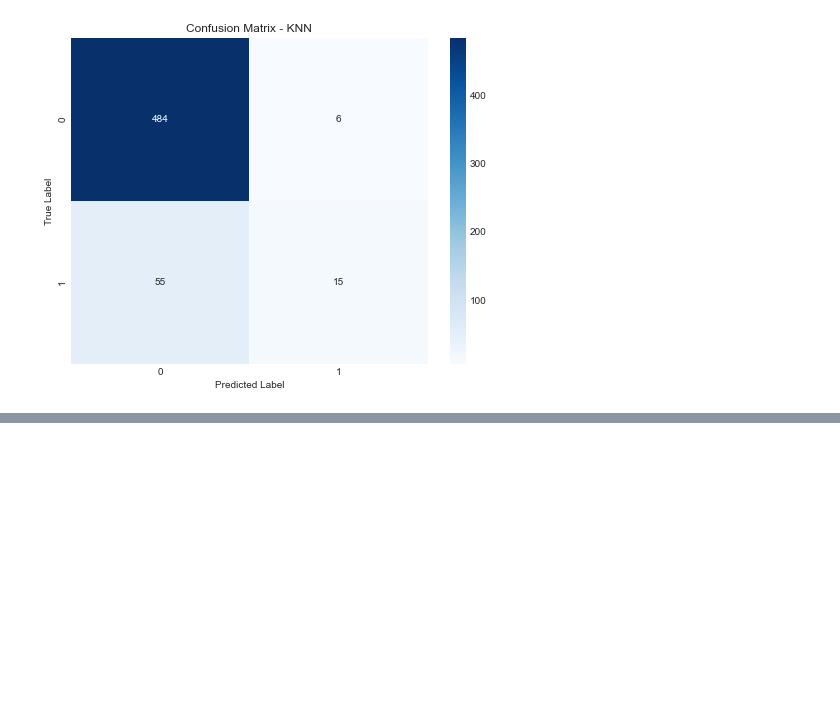
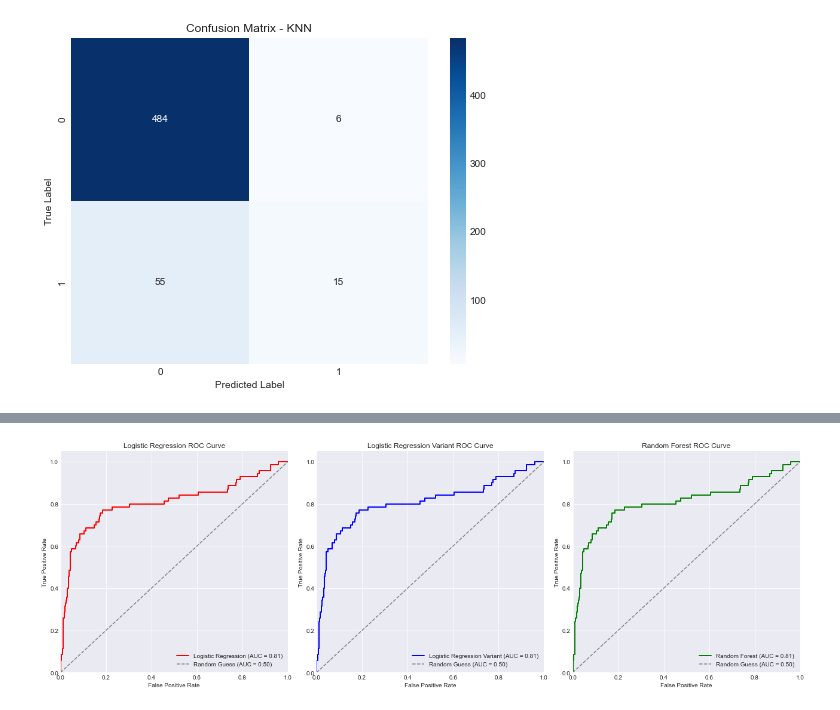
Before and after one commit to Dollcode-coder/Phase-3-Project, a Jupyter notebook: Notebook.ipnyb.ipynb, the cells around one changed output, grey strips where cells are left out. Cells and saved outputs as stored; diff of their text form; code cells hidden in the pictures; blank space fills up the shorter version.

```diff
--- a/Notebook.ipnyb.ipynb
+++ b/Notebook.ipnyb.ipynb
@@ -848,0 +894,58 @@ plt.show()
+# %%
+import matplotlib.pyplot as plt
+from sklearn.metrics import roc_curve, auc
+
+# Model 1: Logistic Regression
+y_pred_prob = logistic_model.predict_proba(X_test_scaled)[:, 1]
+fpr, tpr, thresholds = roc_curve(y_test, y_pred_prob)
+roc_auc = auc(fpr, tpr)
+
+# Model 2: Logistic Regression Variant
+y_pred_prob1 = logistic_model1.predict_proba(X_test_scaled)[:, 1]
+fpr1, tpr1, thresholds1 = roc_curve(y_test, y_pred_prob1)
+roc_auc1 = auc(fpr1, tpr1)
+
+# Model 3: Random Forest
+y_pred_prob2 = logistic_model1.predict_proba(X_test_scaled)[:, 1]
+fpr_rfc_v2, tpr_rfc_v2, _ = roc_curve(y_test, y_pred_prob2)
+roc_auc_rfc_v2 = auc(fpr_rfc_v2, tpr_rfc_v2)
+
+# Create subplots
+fig, axes = plt.subplots(1, 3, figsize=(18, 6))
+plt.style.use('seaborn-darkgrid')
+
+# Plot Model 1 ROC Curve
+axes[0].plot(fpr, tpr, color='red', lw=2, label=f"Logistic Regression (AUC = {roc_auc:.2f})")
+axes[0].plot([0, 1], [0, 1], linestyle="--", color='gray', label="Random Guess (AUC = 0.50)")
+axes[0].set_xlim([0.0, 1.0])
+axes[0].set_ylim([0.0, 1.05])
+axes[0].set_xlabel('False Positive Rate')
+axes[0].set_ylabel('True Positive Rate')
+axes[0].set_title('Logistic Regression ROC Curve')
+axes[0].legend(loc='lower right')
+
+# Plot Model 2 ROC Curve
+axes[1].plot(fpr1, tpr1, color='blue', lw=2, label=f"Logistic Regression Variant (AUC = {roc_auc1:.2f})")
+axes[1].plot([0, 1], [0, 1], linestyle="--", color='gray', label="Random Guess (AUC = 0.50)")
+axes[1].set_xlim([0.0, 1.0])
+axes[1].set_ylim([0.0, 1.05])
+axes[1].set_xlabel('False Positive Rate')
+axes[1].set_ylabel('True Positive Rate')
+axes[1].set_title('Logistic Regression Variant ROC Curve')
+axes[1].legend(loc='lower right')
+
+# Plot Model 3 ROC Curve
+axes[2].plot(fpr_rfc_v2, tpr_rfc_v2, color='green', lw=2, label=f"Random Forest (AUC = {roc_auc_rfc_v2:.2f})")
+axes[2].plot([0, 1], [0, 1], linestyle="--", color='gray', label="Random Guess (AUC = 0.50)")
+axes[2].set_xlim([0.0, 1.0])
+axes[2].set_ylim([0.0, 1.05])
+axes[2].set_xlabel('False Positive Rate')
+axes[2].set_ylabel('True Positive Rate')
+axes[2].set_title('Random Forest ROC Curve')
+axes[2].legend(loc='lower right')
+
+# Adjust layout and show plots
+plt.tight_layout()
+plt.show()
+# %% [output]
+[figure, added]
```
Also changed, not shown: parts of 9 cells of this notebook.
